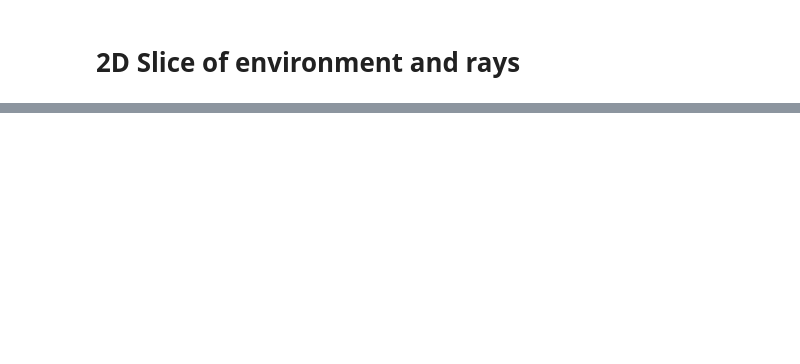
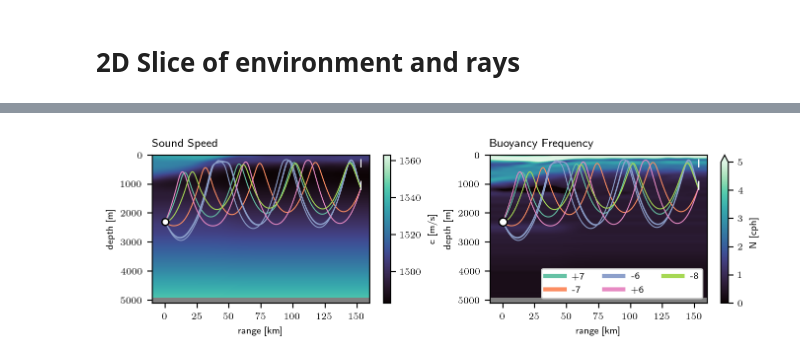
Before and after one commit to John-Ragland/n23_fluctuations_ragland, a Jupyter notebook: notebooks/publication_figures/2D_slice.ipynb, the cells around one changed output, grey strips where cells are left out. Drawn from its saved outputs; the diff is of its cells as text; code cells hidden in the pictures; blank space fills up the shorter version.

Commit message:
update pub figure pipeline

```diff
--- a/notebooks/publication_figures/2D_slice.ipynb
+++ b/notebooks/publication_figures/2D_slice.ipynb
@@ -47,28 +56,10 @@ sns.color_palette("Set2")
 plt.rcParams.update({'font.size':'7'})
 plt.rcParams.update({"text.usetex": True})
 
-fig, axes = plt.subplots(2,2, figsize=(6.67, 4))
+fig, axes = plt.subplots(1,2, figsize=(6.67, 2))
 axes = axes.flatten()
 
 plt.sca(axes[0])
-fctd_raw['t'].plot(cmap='mako', vmin=0, rasterized=True)
-plt.title('In-Situ Temperature', loc='left')
-
-plt.xlim([0, 155])
-plt.ylim([1500,0])
-plt.xlabel('range [km]')
-plt.ylabel('depth [m]')
-
-
-plt.sca(axes[1])
-fctd_raw['SA'].plot(cmap='mako', rasterized=True)
-plt.title('Absolute Salinity', loc='left')
-plt.xlim([0, 155])
-plt.ylim([1500,0])
-plt.xlabel('range [km]')
-plt.ylabel('depth [m]')
-
-plt.sca(axes[2])
 fctd_smooth['c'].plot(cmap='mako', rasterized=True)
 plt.title('Sound Speed', loc='left')
 
@@ -90,7 +81,7 @@ plt.ylim([5100,0])
 plt.xlabel('range [km]')
 plt.ylabel('depth [m]')
 
-plt.sca(axes[3])
+plt.sca(axes[1])
 fctd_smooth['N'].plot(cmap='mako', vmin=0, vmax=5, rasterized=True)
 
 plt.title('Buoyancy Frequency', loc='left')
@@ -99,33 +90,35 @@ for ray_id_idx, ray_id in enumerate(ray_ids_plot):
     for k in range(len(tools.EIG_INDEXS[ray_id])):
         ray_id_pr, (sign, number, suffix) = tools.parse_ray_id(ray_id)
         eig_idx = np.where(eigs.ray_id[0] == ray_id_pr)[0][tools.EIG_INDEXS[ray_id][k][0]]
         #plt.plot(eigs.rs[0][eig_idx,:]/1000, -eigs.zs[0][eig_idx,:], c='w', lw=2, alpha=0.5)
         if k == 0:
             ray_id_label = ray_id
         else:
             ray_id_label=None
         plt.plot(eigs.rs[0][eig_idx,:]/1000, -eigs.zs[0][eig_idx,:], c=f"C{ray_id_idx}", label=ray_id_label, lw=0.75, alpha=1)
 
 leg = plt.legend(loc='lower right', ncols=3, framealpha=1)
 
 for line in leg.get_lines():
     line.set_linewidth(3)
 
 plt.fill_between(fctd_smooth.range, 10000,4908, lw=0, color='gray')
 
 # plot moorings
 plt.scatter(x=[153] * 60, y=dss[4].actual_depth.values, c="w", lw=0, s=1, zorder=100)
 plt.scatter(x=0, y=2300, s=35, lw=1, c="w", edgecolor="k", zorder=100)
 
 plt.xlim([-10, 160])
 plt.ylim([5100,0])
 plt.xlabel('range [km]')
 plt.ylabel('depth [m]')
 
 plt.tight_layout(pad=0)
 
 plt.savefig('../../figures/2D_slice.pdf', dpi=300)
 #plt.show()
+# %% [output]
+[figure, added]
 # %%
 for line in leg.get_lines():
     line.set_linewidth(3)
```
Also changed, not shown: parts of 2 cells of this notebook, 4 other files.
